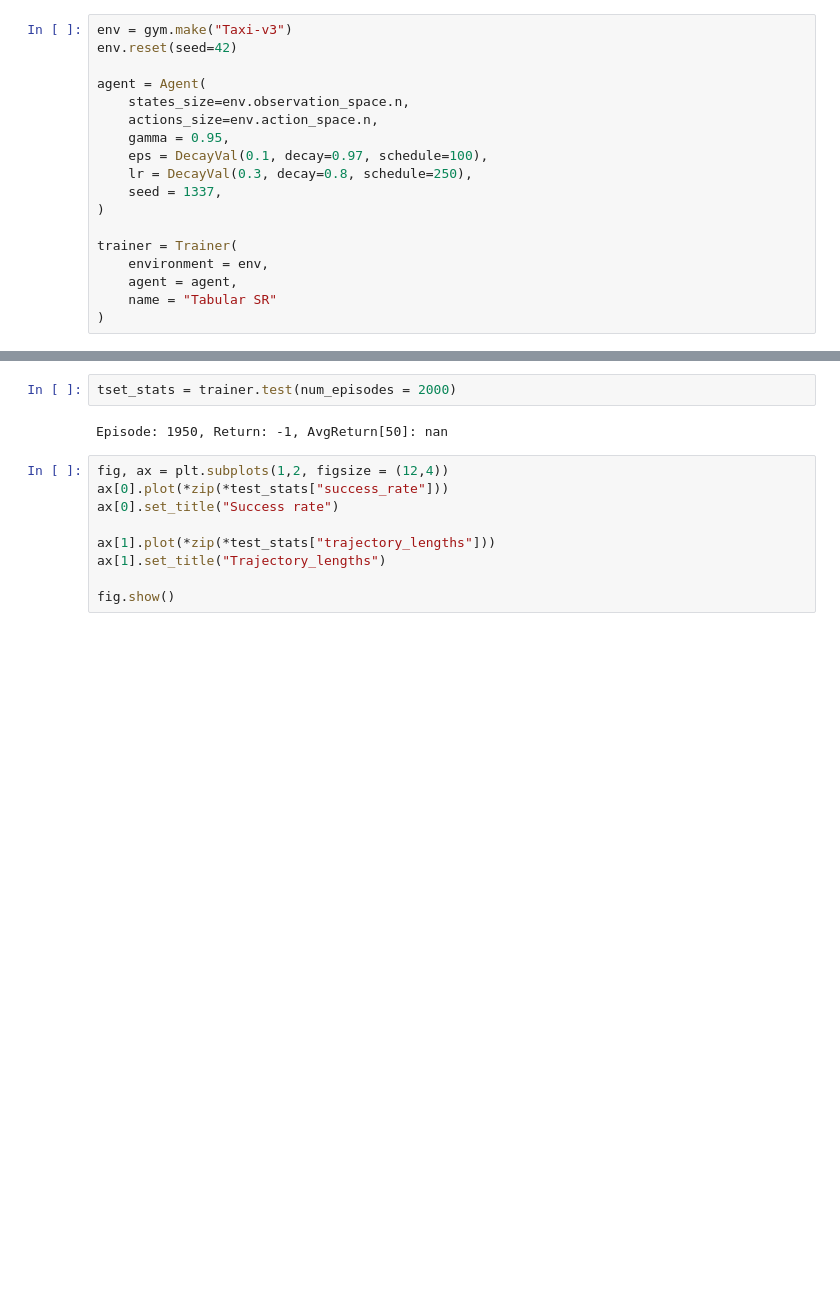
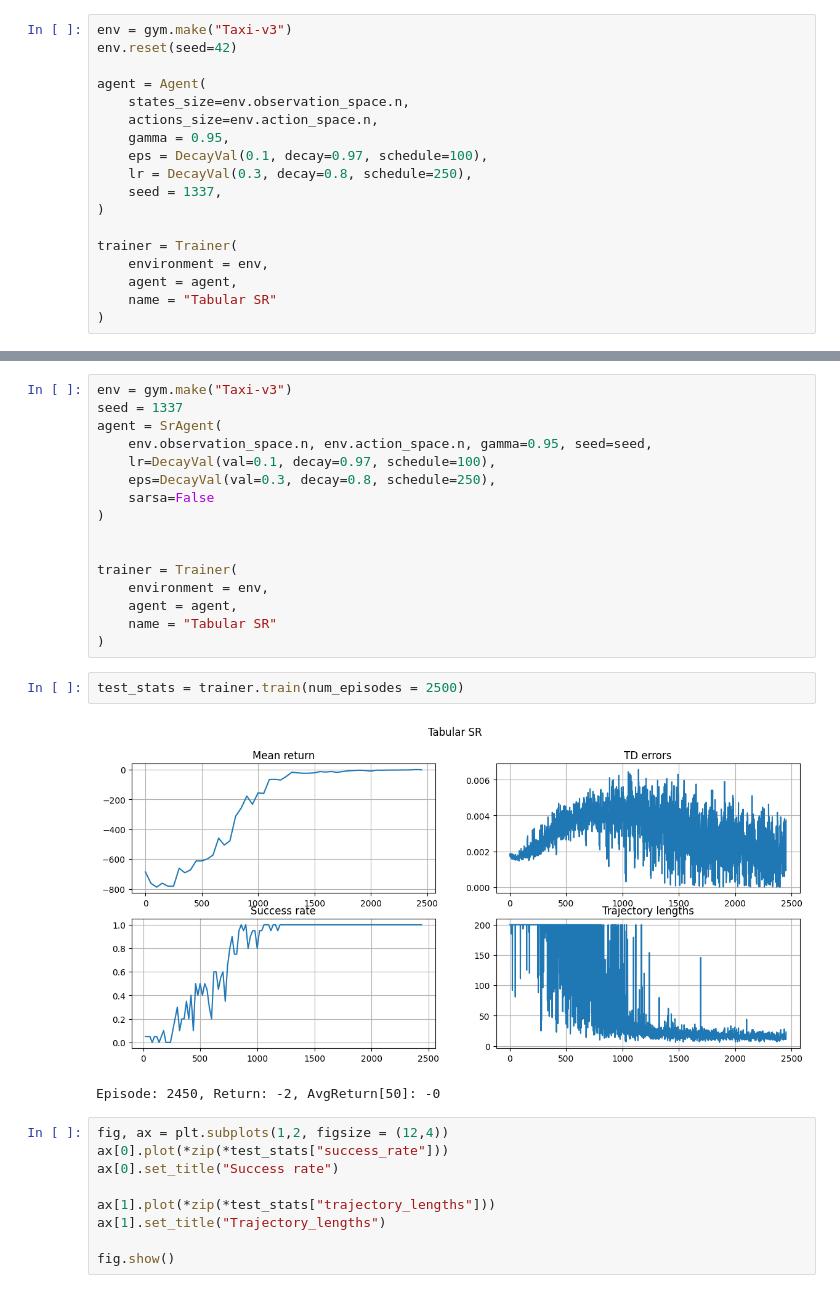
Before and after one commit to gurasog/AIRI_school_26, a Jupyter notebook: valera/gridworld_and_stuff.ipynb, the cells around one changed output, grey strips where cells are left out. Drawn from its saved outputs; the diff is of its cells as text; blank space fills up the shorter version.

```diff
--- a/valera/gridworld_and_stuff.ipynb
+++ b/valera/gridworld_and_stuff.ipynb
@@ -746,7 +831,24 @@ Episode: 2450, Return: -12, AvgReturn[50]: -21
+# %%
+env = gym.make("Taxi-v3")
+seed = 1337
+agent = SrAgent(
+    env.observation_space.n, env.action_space.n, gamma=0.95, seed=seed,
+    lr=DecayVal(val=0.1, decay=0.97, schedule=100),
+    eps=DecayVal(val=0.3, decay=0.8, schedule=250),
+    sarsa=False
+)
+
+
+trainer = Trainer(
+    environment = env,
+    agent = agent,
+    name = "Tabular SR"
+)
 # %%
-tset_stats = trainer.test(num_episodes = 2000)
+test_stats = trainer.train(num_episodes = 2500)
 # %% [output]
+[figure, added]
-Episode: 1950, Return: -1, AvgReturn[50]: nan
+Episode: 2450, Return: -2, AvgReturn[50]: -0
 # %%
 fig, ax = plt.subplots(1,2, figsize = (12,4))
 ax[0].plot(*zip(*test_stats["success_rate"]))
```
Also changed, not shown: parts of 6 cells of this notebook.
